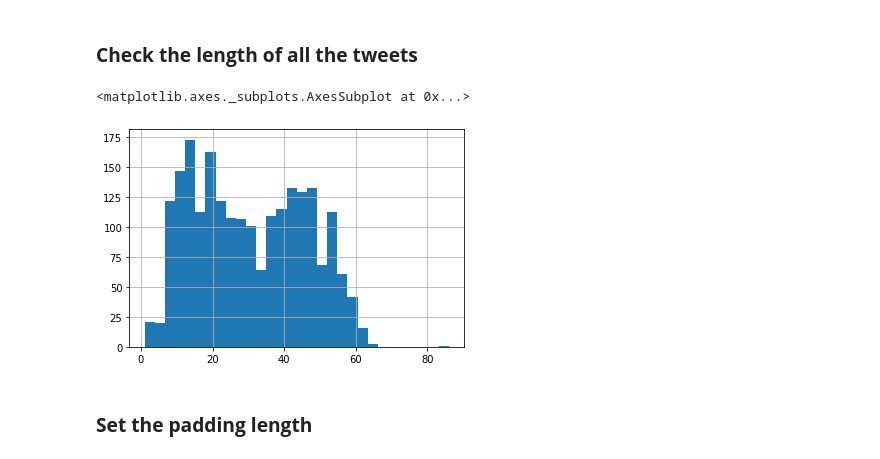
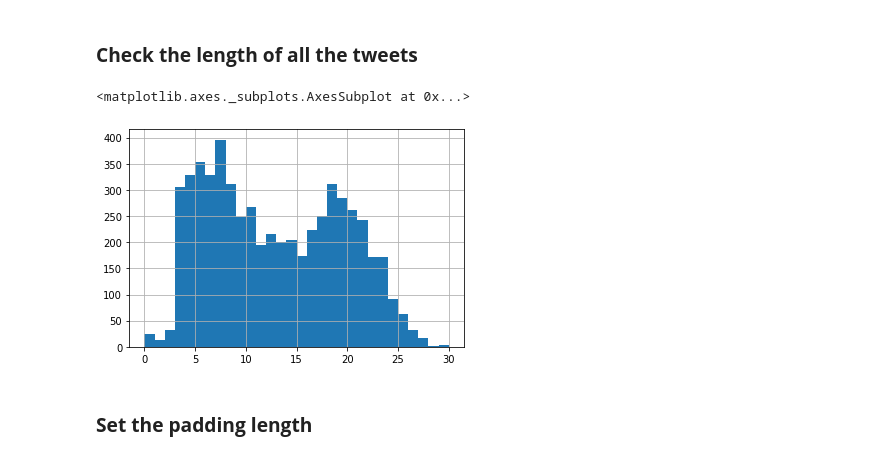
Before and after one commit to fmejias/CS534-ArtificialIntelligenceProject, a Jupyter notebook: AI_Project.ipynb, the cells around one changed output. Saved outputs shown, nothing was run; the diff lists cells and outputs as text; code cells hidden in the pictures.

```diff
--- a/AI_Project.ipynb
+++ b/AI_Project.ipynb
@@ -2082,9 +3224,23 @@ tokenized = labeled_dataset_df["tweet"].apply((lambda x: tokenizer.encode(x, add
-# %%
-max_len = 0
-for i in tokenized.values:
-    if len(i) > max_len:
-        max_len = len(i)
-
-padded = np.array([i + [0]*(max_len-len(i)) for i in tokenized.values])
+# %%
+max_len = 0
+for i in tokenized_tweets_dataset1.values:
+    if len(i) > max_len:
+        max_len = len(i)
+
+padded_tokenize_tweets_dataset1 = np.array([i + [0]*(max_len-len(i)) for i in tokenized_tweets_dataset1.values])
+
+max_len = 0
+for i in tokenized_tweets_dataset2.values:
+    if len(i) > max_len:
+        max_len = len(i)
+
+padded_tokenize_tweets_dataset2 = np.array([i + [0]*(max_len-len(i)) for i in tokenized_tweets_dataset2.values])
+
+max_len = 0
+for i in tokenized_tweets_dataset3.values:
+    if len(i) > max_len:
+        max_len = len(i)
+
+padded_tokenize_tweets_dataset3 = np.array([i + [0]*(max_len-len(i)) for i in tokenized_tweets_dataset3.values])
 # %% [markdown]
 ## **Add the attention mask**
@@ -2285,16 +3525,14 @@ dataset_df["label"] = label_numerical_value
+# %%
+# Select the data
+X, Y = labeled_dataset_df.tweet, labeled_dataset_df.label
 # %% [markdown]
 ## **Split the dataset**
 # %%
-train_text, temp_text, train_labels, temp_labels = train_test_split(dataset_df['tweet'], dataset_df['label'],
-                                                                    random_state=2018,
-                                                                    test_size=0.3,
-                                                                    stratify=dataset_df['label'])
+X_train, X_temp, Y_train, Y_temp = tts(X, Y, random_state=2018, test_size=0.2, stratify = Y)
 
 # We will use temp_text and temp_labels to create validation and test set
-val_text, test_text, val_labels, test_labels = train_test_split(temp_text, temp_labels,
-                                                                random_state=2018,
-                                                                test_size=0.5,
-                                                                stratify=temp_labels)
+X_validation, X_test, Y_validation, Y_test = tts(X_temp, Y_temp,random_state=2018,
+                                                 test_size=0.5, stratify=Y_temp)
 # %% [markdown]
 ## **Import BERT model and BERT Tokenizer**
 # %%
@@ -2309,12 +3547,12 @@ tokenizer = BertTokenizerFast.from_pretrained('bert-base-uncased')
 ### **Check the length of all the tweets**
 # %%
 # Get length of all the tweets in the train set
-seq_len = [len(i.split()) for i in train_text]
+seq_len = [len(i.split()) for i in X_train]
 
 pd.Series(seq_len).hist(bins = 30)
 # %% [output]
 <matplotlib.axes._subplots.AxesSubplot at 0x...>
-[figure, old version]
+[figure, new version]
 # %% [markdown]
 ### **Set the padding length**
 # %%
```
Also changed, not shown: parts of 386 cells of this notebook.
